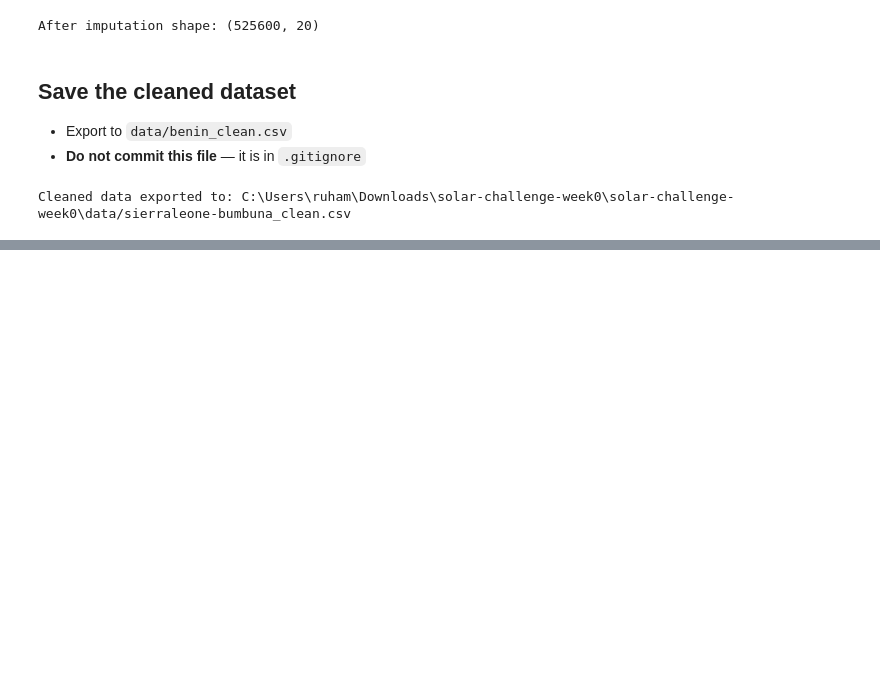
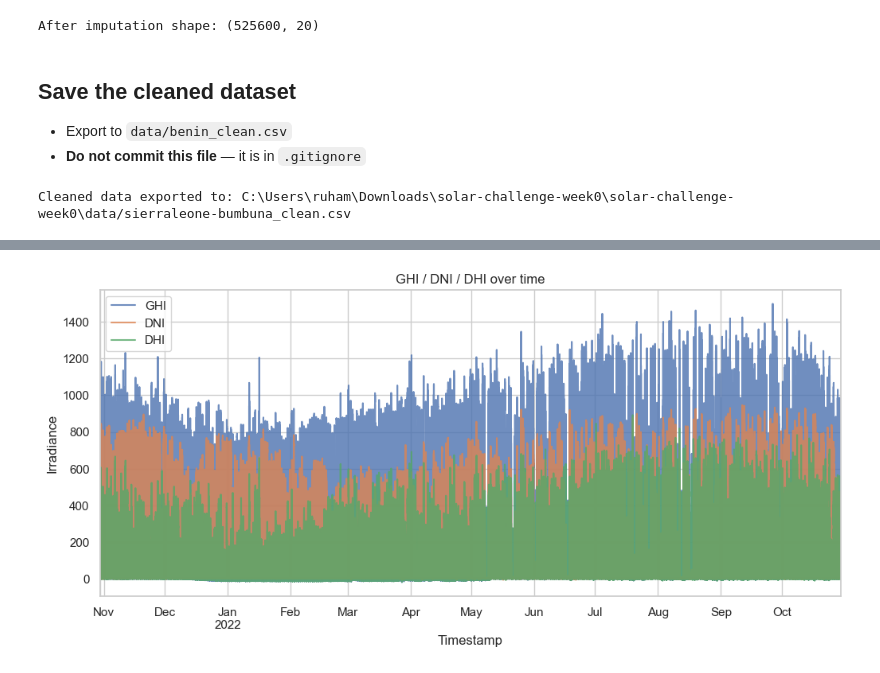
Before and after one commit to Ruhama-Beshada/solar-challenge-week0, a Jupyter notebook: notebook/sierraleone_eda.ipynb, the cells around one changed output, grey strips where cells are left out. Cells and saved outputs as stored; diff of their text form; code cells hidden in the pictures; blank space fills up the shorter version.

Commit message:
EDA: Time series plots for GHI, DNI, DHI

```diff
--- a/notebook/sierraleone_eda.ipynb
+++ b/notebook/sierraleone_eda.ipynb
@@ -210,0 +214,21 @@ Cleaned data exported to: C:\Users\ruham\Downloads\solar-challenge-week0\solar-c
+# %%
+# Convert Timestamp safely and sort
+if 'Timestamp' in df_clean.columns:
+    df_clean['Timestamp'] = pd.to_datetime(df_clean['Timestamp'], errors='coerce')
+    df_clean = df_clean.sort_values('Timestamp').reset_index(drop=True)
+    print("Timestamps converted. Range:", df_clean['Timestamp'].min(), "->", df_clean['Timestamp'].max())
+else:
+    print("No 'Timestamp' column found — time-series plots will be skipped.")
+
+# Plot GHI, DNI, DHI vs Timestamp (if present)
+if 'Timestamp' in df_clean.columns and any(c in df_clean.columns for c in ['GHI','DNI','DHI']):
+    cols_to_plot = [c for c in ['GHI','DNI','DHI'] if c in df_clean.columns]
+    df_clean.set_index('Timestamp', inplace=True)
+    df_clean[cols_to_plot].plot(alpha=0.8)
+    plt.title("GHI / DNI / DHI over time")
+    plt.ylabel("Irradiance")
+    plt.show()
+    df_clean.reset_index(inplace=True)
+else:
+    print("Skipping irradiance time series - required columns missing.")
+# %% [output]
@@ -210,0 +236 @@ Cleaned data exported to: C:\Users\ruham\Downloads\solar-challenge-week0\solar-c
+[figure, added]
```
Also changed, not shown: parts of 2 cells of this notebook.
